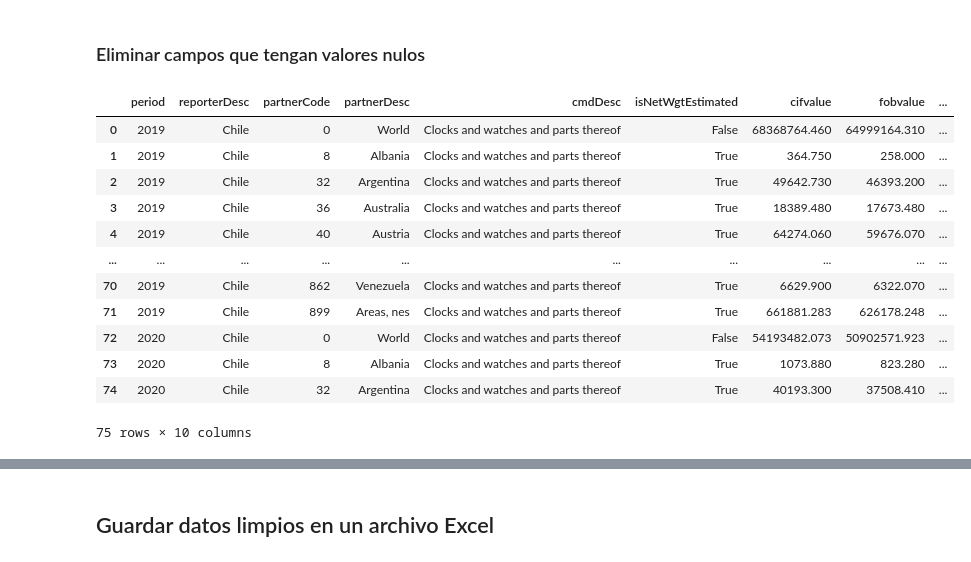
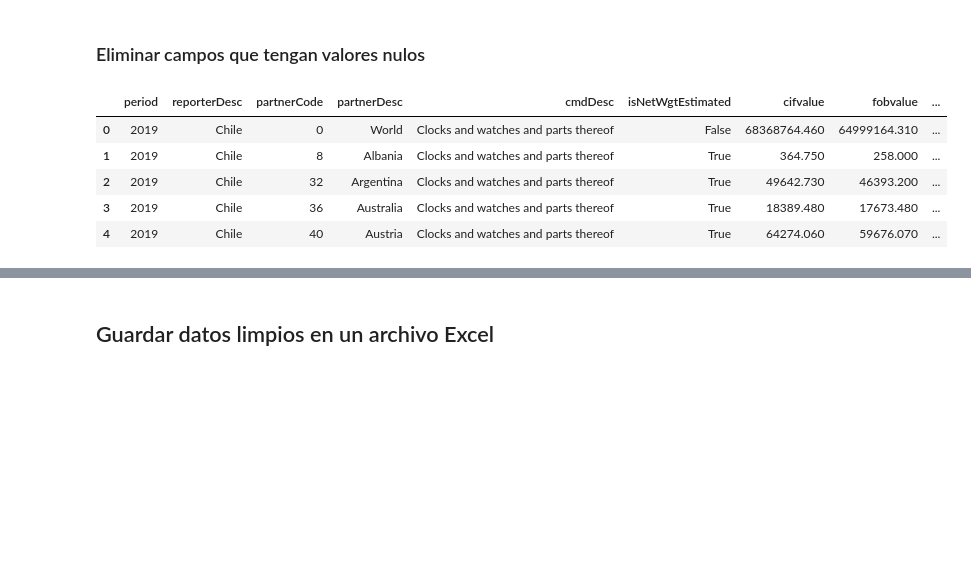
Before and after one commit to GenoKiller777/PythonVarios, a Jupyter notebook: Actividad_Caso__API__UN__Comtrade_DarwinJoanPerezAvendano.ipynb, the cells around one changed output, grey strips where cells are left out. Saved outputs shown, nothing was run; the diff lists cells and outputs as text; code cells hidden in the pictures; blank space fills up the shorter version.

```diff
--- a/Actividad_Caso__API__UN__Comtrade_DarwinJoanPerezAvendano.ipynb
+++ b/Actividad_Caso__API__UN__Comtrade_DarwinJoanPerezAvendano.ipynb
@@ -470,21 +470,14 @@ del comtrade_cl['isAggregate'] #Un solo valor
 del comtrade_cl['altQtyUnitAbbr'] #Relleno de NaN
 del comtrade_cl['isGrossWgtEstimated'] #Relleno de un valor unico
 # %%
-comtrade_cl.head(75)
+comtrade_cl.head(5)
 # %% [output]
 |  | period | reporterDesc | partnerCode | partnerDesc | cmdDesc | isNetWgtEstimated | cifvalue | fobvalue | ... |
 | 0 | 2019 | Chile | 0 | World | Clocks and watches and parts thereof | False | 68368764.460 | 64999164.310 | ... |
 | 1 | 2019 | Chile | 8 | Albania | Clocks and watches and parts thereof | True | 364.750 | 258.000 | ... |
 | 2 | 2019 | Chile | 32 | Argentina | Clocks and watches and parts thereof | True | 49642.730 | 46393.200 | ... |
 | 3 | 2019 | Chile | 36 | Australia | Clocks and watches and parts thereof | True | 18389.480 | 17673.480 | ... |
 | 4 | 2019 | Chile | 40 | Austria | Clocks and watches and parts thereof | True | 64274.060 | 59676.070 | ... |
-| ... | ... | ... | ... | ... | ... | ... | ... | ... | ... |
-| 70 | 2019 | Chile | 862 | Venezuela | Clocks and watches and parts thereof | True | 6629.900 | 6322.070 | ... |
-| 71 | 2019 | Chile | 899 | Areas, nes | Clocks and watches and parts thereof | True | 661881.283 | 626178.248 | ... |
-| 72 | 2020 | Chile | 0 | World | Clocks and watches and parts thereof | False | 54193482.073 | 50902571.923 | ... |
-| 73 | 2020 | Chile | 8 | Albania | Clocks and watches and parts thereof | True | 1073.880 | 823.280 | ... |
-| 74 | 2020 | Chile | 32 | Argentina | Clocks and watches and parts thereof | True | 40193.300 | 37508.410 | ... |
-75 rows × 10 columns
 # %%
 comtrade_cl.describe().T
 # %% [output]
```
Also changed, not shown: parts of 1 cell of this notebook.
